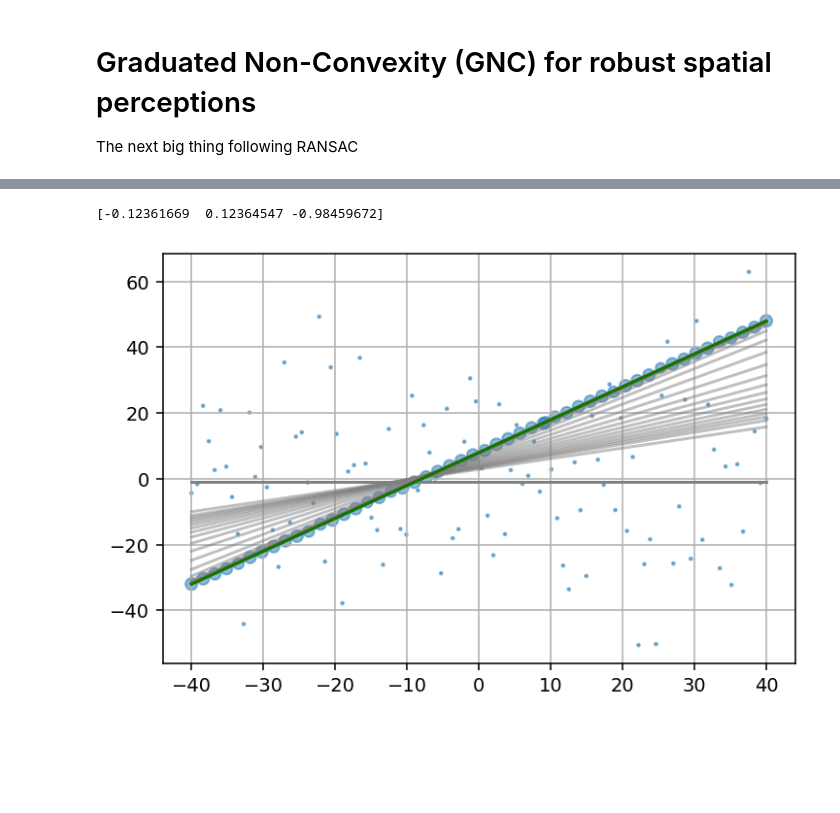
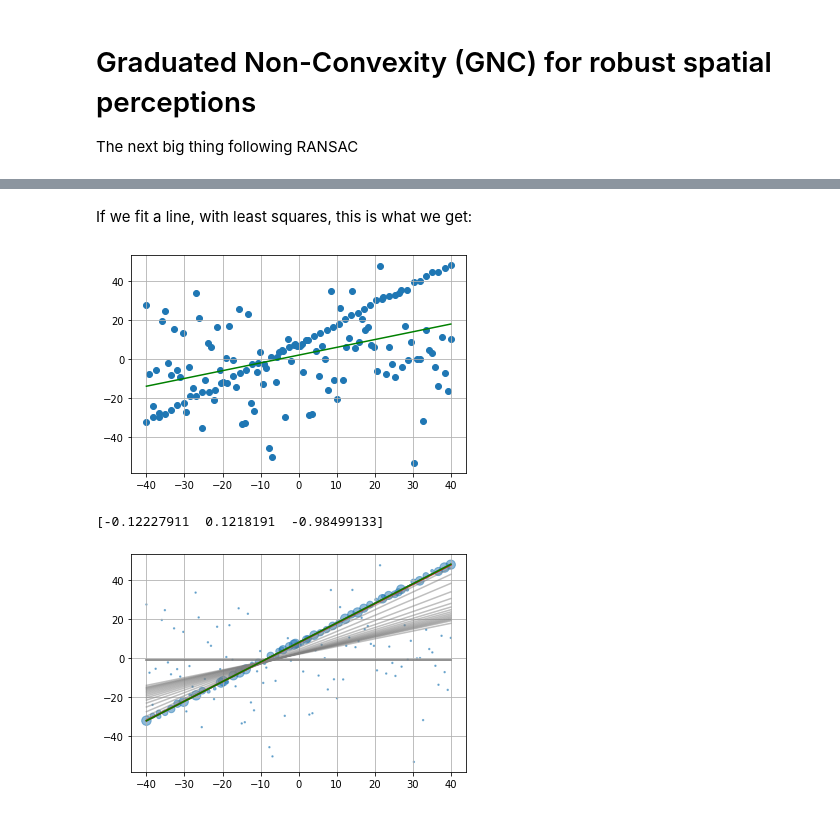
Before and after one commit to arpvorlesung/code, a Jupyter notebook: GNC_demo.ipynb, the cells around one changed output, grey strips where cells are left out. Cells and saved outputs as stored; diff of their text form; code cells hidden in the pictures; blank space fills up the shorter version.

```diff
--- a/GNC_demo.ipynb
+++ b/GNC_demo.ipynb
@@ -74,27 +58,26 @@ plt.show()
+# %% [markdown]
+If we fit a line, with least squares, this is what we get:
+# %%
+# setup optimization to estimate the parameters, rho is the loss function
+
+def rho(theta,x,y,w):
+    return np.sqrt(w)*(linear_model(theta, x) - y)
+
+# do the actual optimization with both inliers and outliers
+x_all = np.hstack((x_data,x2_data))
+y_all = np.hstack((y_data,y2_data))
+weights = np.ones_like(x_all)
+theta0 = [0,1,1]
+
+result = optimize.least_squares(rho, theta0, args=(x_all,y_all,weights),verbose=0)
+plt.plot(x_data,linear_model(result.x,x_data), c = 'g')
+plt.scatter(x_all,y_all)
+#plt.axis('equal')
+plt.grid(True)
+plt.show()
+# %% [output]
+[figure, added]
 # %%
-import numpy as np
-from scipy import optimize
-import matplotlib.pyplot as plt
-import matplotlib.colors as colors
-
-from numpy.random import default_rng
-rng = default_rng()
-
-# let g be a kinear function of x
-def linear_model(theta, x):
-    return (theta[0] * x + theta[2]) / -theta[1]
-
-#generate some inlier data
-x_data = np.linspace(-40,40)
-a=1; b=-1; c=8; noise = 0.2
-y_data = linear_model([a,b,c],x_data) + noise * rng.standard_normal(x_data.shape[0])
-
-#generate some outliers
-
-noise2 = 20
-x2_data = np.linspace(-40,40,100)
-y2_data = noise2 * rng.standard_normal(x2_data.shape[0])
-
 # setup optimization to estimate the parameters, rho is the loss function
 
 def rho(theta,x,y,w):
@@ -111,34 +94,33 @@ def weights_update(resid,c_):
 
 plt.plot(x_data,linear_model(theta0,x_data), c = 'grey')
 result = optimize.least_squares(rho, theta0, args=(x_all,y_all,weights),verbose=0)
 residuals = linear_model(result.x, x_all) - y_all
 c_bar = 1
 mu = 2 * (np.max(residuals)**2)/(c_bar**2)
 
 while (mu >= 1):
     plt.plot(x_data,linear_model(theta0,x_data), c = 'grey', alpha = 0.5)
     result = optimize.least_squares(rho, theta0, args=(x_all,y_all,weights),verbose=0)
     theta0 = result.x / np.linalg.norm(result.x)
     residuals = linear_model(result.x, x_all) - y_all
     #print(theta0)
     weights = weights_update(residuals,c_bar)
     mu = mu / 1.4
 
 print(theta0)
 #plot the results
 
 #plt.scatter(x_data,y_data)
 #plt.scatter(x2_data,y2_data)
-size = 40*weights
+size = 90*weights
 size[size < 2] = 2
 plt.scatter(x_all,y_all, s=size, alpha=0.5)
 plt.plot(x_data,linear_model([a,b,c],x_data), c = 'r')
 plt.plot(x_data,linear_model(result.x,x_data), c = 'g')
 
 #plt.axis('equal')
 plt.grid(True)
-plt.rcParams['figure.dpi'] = 140
 plt.show()
 # %% [output]
-[-0.12361669  0.12364547 -0.98459672]
+[-0.12227911  0.1218191  -0.98499133]
-[figure, old version]
+[figure, new version]
```
Also changed, not shown: parts of 8 cells of this notebook.
